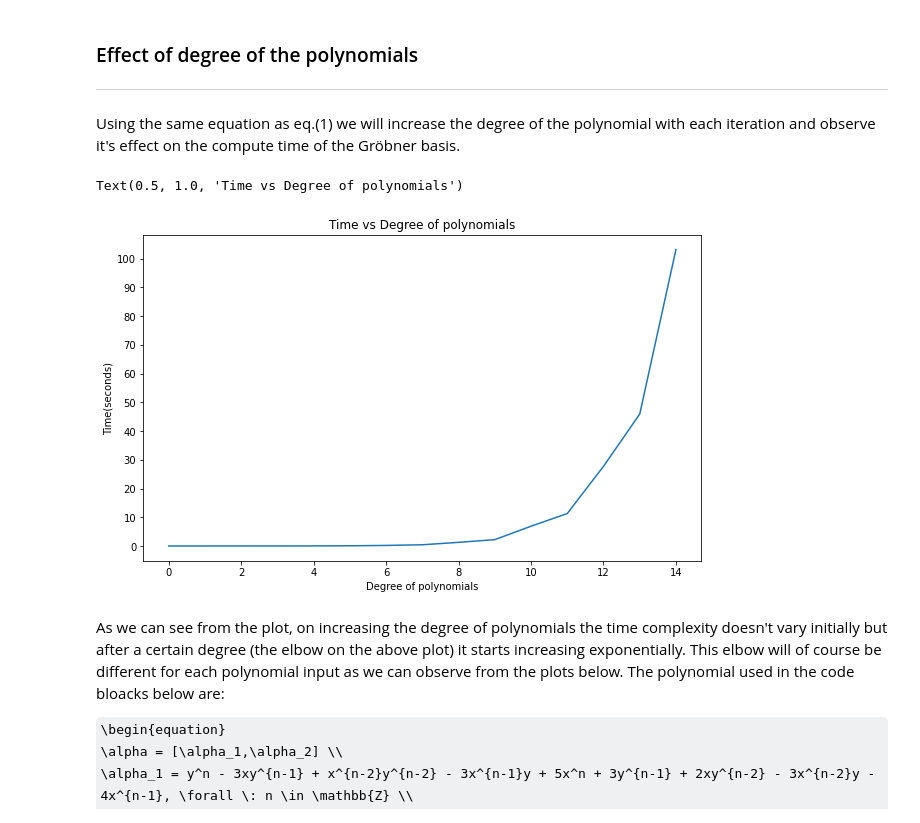
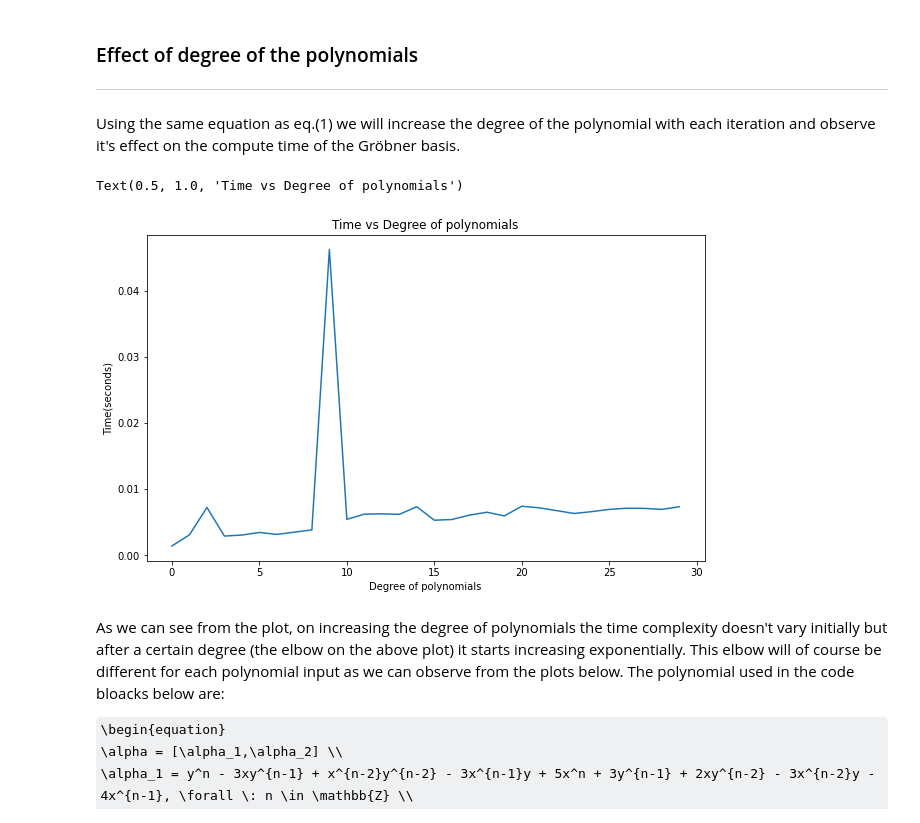
Before and after one commit to WSU-Data-Science/report-on-assignment-topic-2-dasingh92, a Jupyter notebook: grobner_basis.ipynb, the cells around one changed output. Saved outputs shown, nothing was run; the diff lists cells and outputs as text; code cells hidden in the pictures; some formulas as TeX source.

```diff
--- a/grobner_basis.ipynb
+++ b/grobner_basis.ipynb
@@ -85,0 +86,7 @@ Finished calculating Gröbner Basis in: 32.849230 seconds
+# %%
+F = [F1, F2, F3] = [p**4*t**2+ x**2 + y**2+ z**2, p*t**2 + 2*x**2 - x*y - z**2, p**3 + t + y**3 - z**3]
+tic = time.perf_counter()
+result = sp.groebner(F, order='grevlex', method = "f5b")
+toc = time.perf_counter()
+print(f"Finished calculating Gröbner Basis in: {toc-tic:0.6f} seconds")
+times.append(toc-tic)
@@ -95,11 +113,11 @@ Using the same equation as eq.(1) we will increase the degree of the polynomial
 all_times = []
 all_deg = []
 times= []
-N = range(1,15,1)
+N = range(0,30,1)
 for n in N:
     F = [F1, F2, F3] = [x**n + y**n + z**n, 2*x**n - x*y - z**n, y**(n+1) - z**(n+1)]
     tic = time.perf_counter()
-    result = sp.groebner(F, order='lex')
+    result = sp.groebner(F, order='grevlex', method = "f5b")
     toc = time.perf_counter()
     times.append(toc-tic)
 all_times.append(times)
@@ -107,13 +125,12 @@ all_deg.append(N)
 # %%
 fig, ax = plt.subplots(ncols = 1, figsize = (10,6))
 ax.plot(N, times)
-ax.set_yticks(np.arange(0, max(times), 10))
 ax.set_xlabel("Degree of polynomials")
 ax.set_ylabel("Time(seconds)")
 ax.set_title("Time vs Degree of polynomials")
 # %% [output]
 Text(0.5, 1.0, 'Time vs Degree of polynomials')
-[figure, old version]
+[figure, new version]
 # %% [markdown]
 As we can see from the plot, on increasing the degree of polynomials the time complexity doesn't vary initially but after a certain degree (the elbow on the above plot) it starts increasing exponentially. This elbow will of course be different for each polynomial input as we can observe from the plots below. The polynomial used in the code bloacks below are:
 
```
Also changed, not shown: parts of 34 cells of this notebook.
